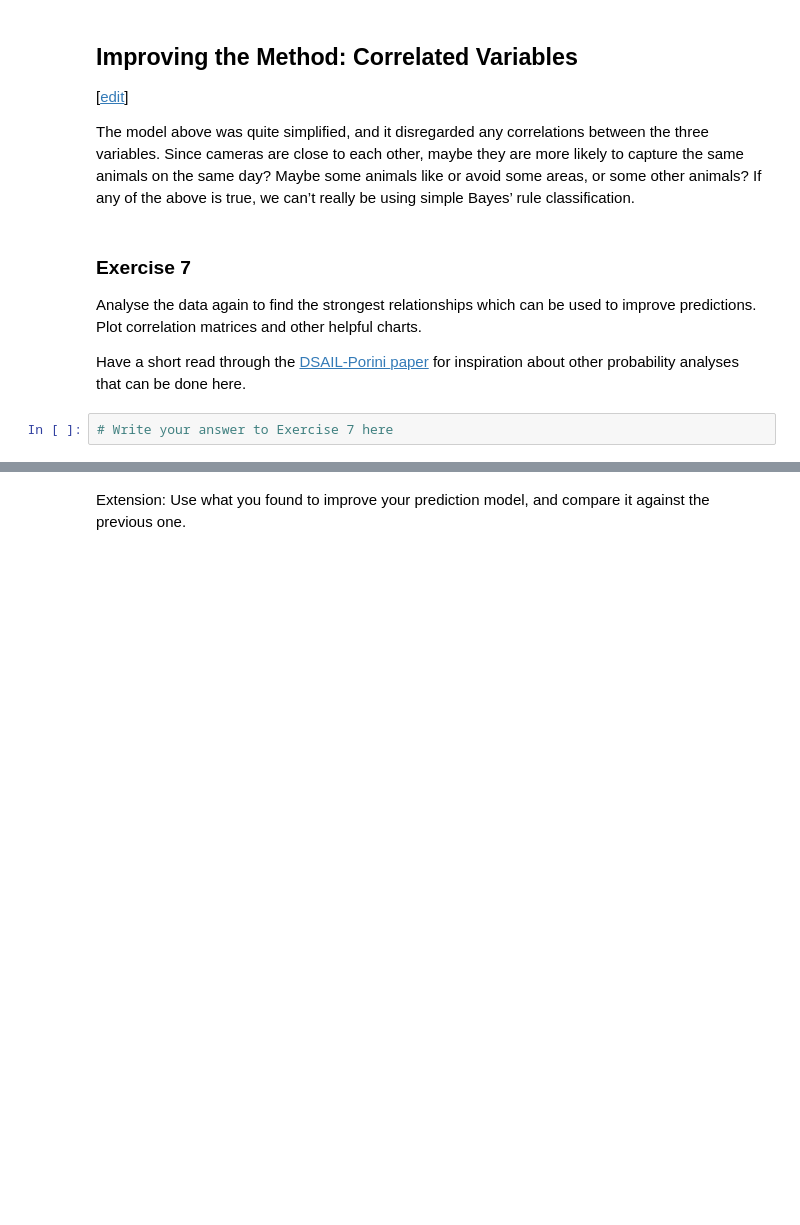
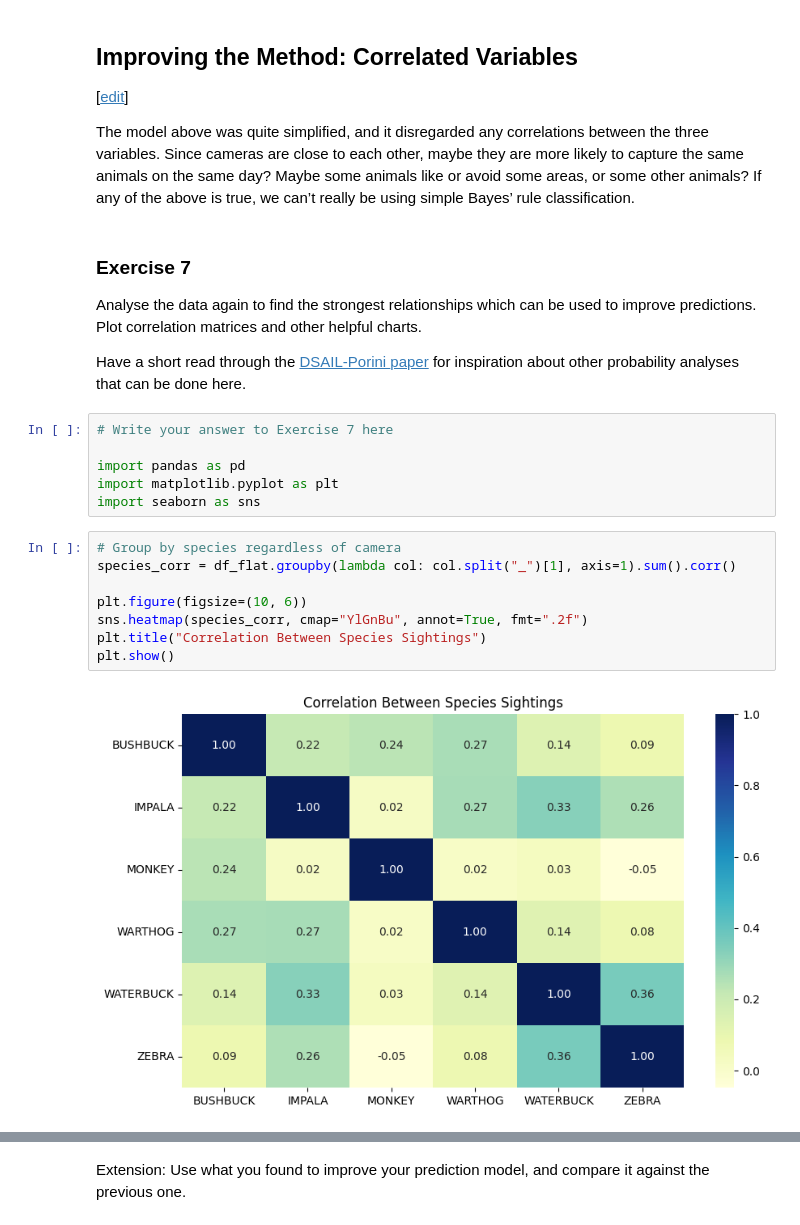
Before and after one commit to mbatiasonic/fynesse_gachana, a Jupyter notebook: _notebooks/03-dataset-joining-practical.ipynb, the cells around one changed output, grey strips where cells are left out. Drawn from its saved outputs; the diff is of its cells as text; blank space fills up the shorter version.

```diff
--- a/_notebooks/03-dataset-joining-practical.ipynb
+++ b/_notebooks/03-dataset-joining-practical.ipynb
@@ -761,3 +761,17 @@ paper](https://www.sciencedirect.com/science/article/pii/S2352340922010666)
 for inspiration about other probability analyses that can be done here.
 # %%
 # Write your answer to Exercise 7 here
+
+import pandas as pd
+import matplotlib.pyplot as plt
+import seaborn as sns
+# %%
+# Group by species regardless of camera
+species_corr = df_flat.groupby(lambda col: col.split("_")[1], axis=1).sum().corr()
+
+plt.figure(figsize=(10, 6))
+sns.heatmap(species_corr, cmap="YlGnBu", annot=True, fmt=".2f")
+plt.title("Correlation Between Species Sightings")
+plt.show()
+# %% [output]
+[figure, added]
```
Also changed, not shown: parts of 3 cells of this notebook.
